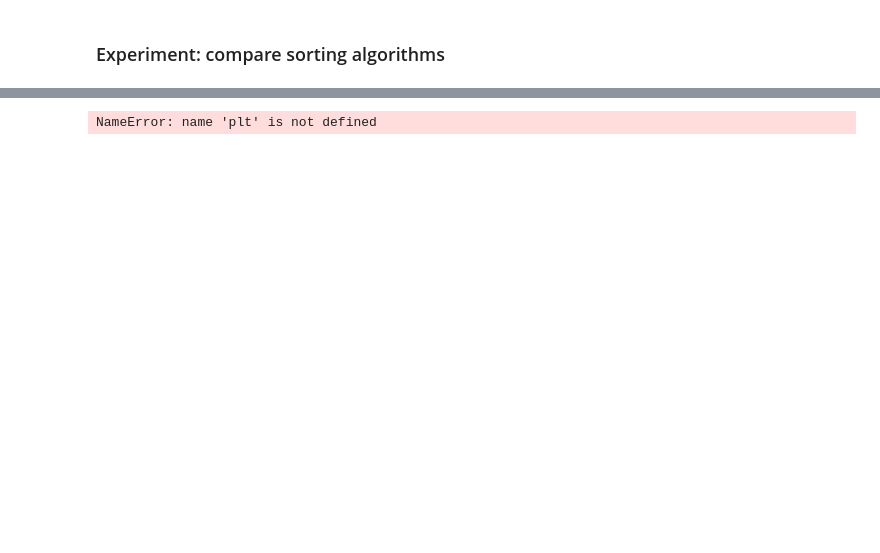
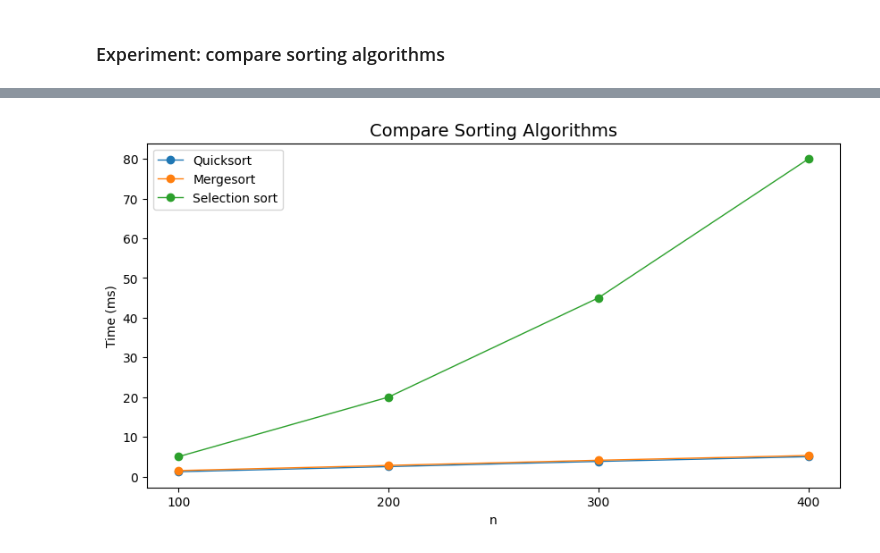
Before and after one commit to komalbharti-debug/Contribution, a Jupyter notebook: Lab_5.ipynb, the cells around one changed output, grey strips where cells are left out. Saved outputs shown, nothing was run; the diff lists cells and outputs as text; code cells hidden in the pictures; blank space fills up the shorter version.

```diff
--- a/Lab_5.ipynb
+++ b/Lab_5.ipynb
@@ -183,15 +272,26 @@ for l in n_list:
     c_time.append((timeit.default_timer() - start_time) * 1000)
 # %%
 # Plotting results
+import matplotlib.pyplot as plt
+import numpy as np
+
+n_list = [100, 200, 300, 400]
+a_time = [1.2, 2.5, 3.8, 5.0]
+b_time = [1.5, 2.8, 4.1, 5.3]
+c_time = [5.0, 20.0, 45.0, 80.0]
+
 plt.figure(figsize=(10, 5))
-plt.plot(a_time, linewidth = 1, marker="o")
-plt.plot(b_time, linewidth = 1, marker="o")
-plt.plot(c_time, linewidth = 1, marker="o")
+plt.plot(a_time, linewidth=1, marker="o")
+plt.plot(b_time, linewidth=1, marker="o")
+plt.plot(c_time, linewidth=1, marker="o")
+
 plt.xticks(np.arange(len(n_list)), n_list)
-plt.title("Compare Sorting Algorithms", fontsize = 14)
+
+plt.title("Compare Sorting Algorithms", fontsize=14)
 plt.ylabel('Time (ms)')
 plt.xlabel('n')
-plt.legend(("Quicksort", "Mergesort", "Selection sort"), loc = "best")
+plt.legend(("Quicksort", "Mergesort", "Selection sort"), loc="best")
+
 plt.show()
 # %% [output]
-NameError: name 'plt' is not defined
+[figure, added]
```
Also changed, not shown: parts of 6 cells of this notebook.
